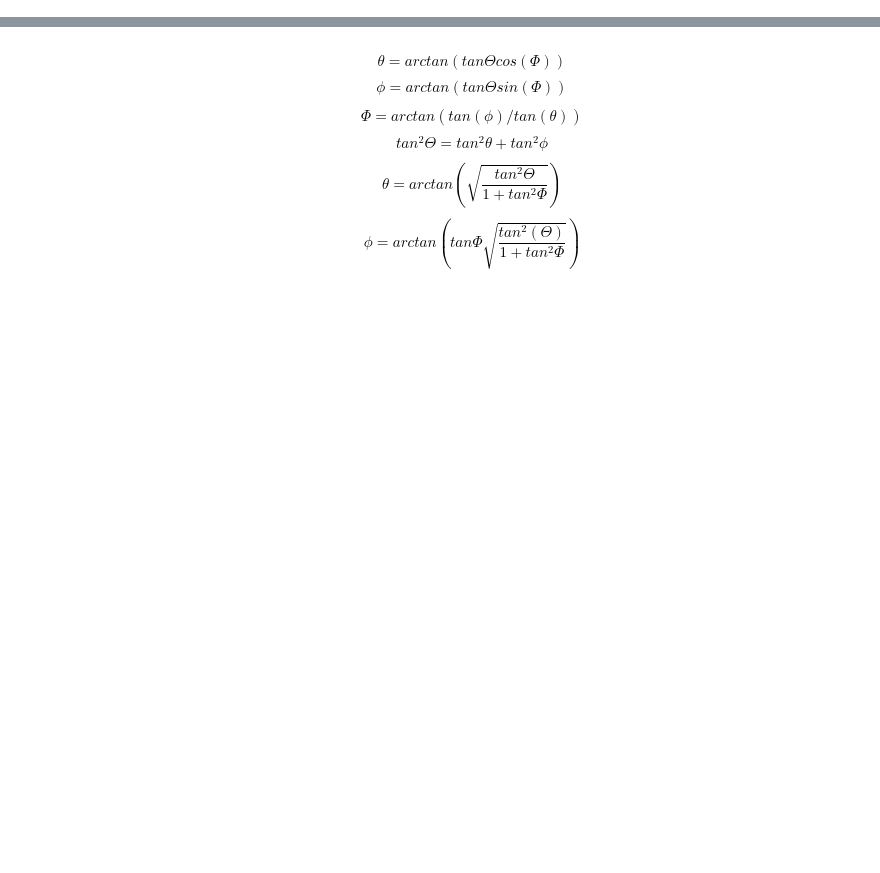
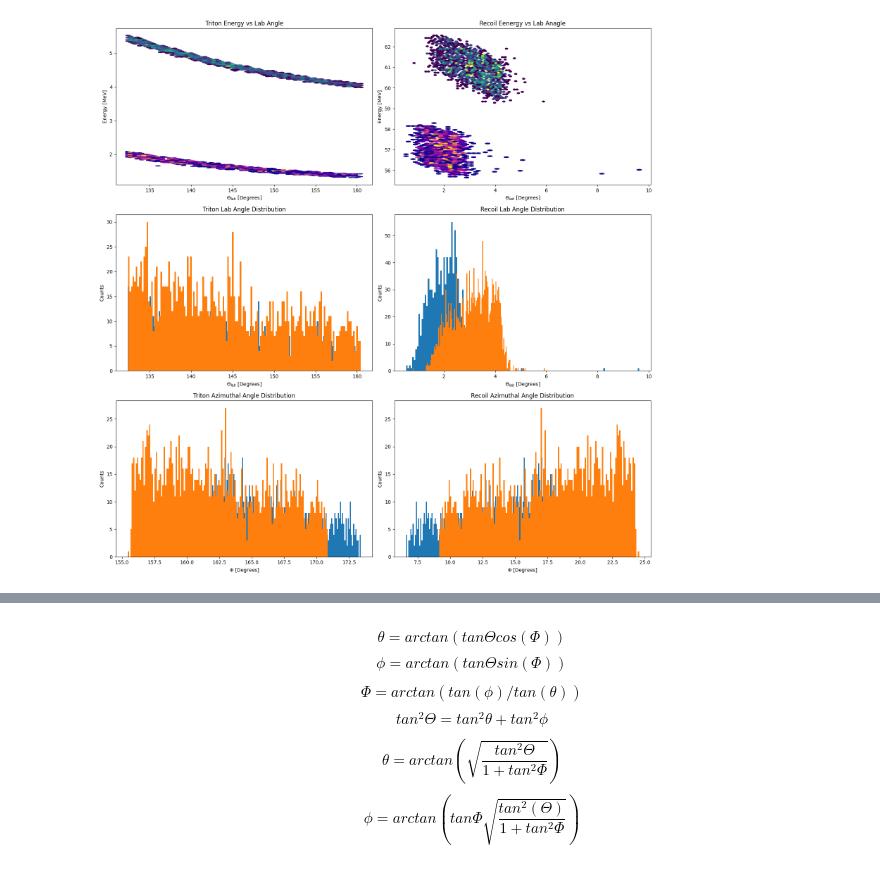
Before and after one commit to htametahI/G4EMMA, a Jupyter notebook: UserDir/ExcitationEnergy/check_results.ipynb, the cells around one changed output, grey strips where cells are left out. Saved outputs shown, nothing was run; the diff lists cells and outputs as text; code cells hidden in the pictures; blank space fills up the shorter version.

Commit message:
pushing changes for result checking script

```diff
--- a/UserDir/ExcitationEnergy/check_results.ipynb
+++ b/UserDir/ExcitationEnergy/check_results.ipynb
@@ -125,0 +160,20 @@ plt.tight_layout()
+# %%
+# Check individual rings
+
+# S3 detector info, radii[mm]
+outer = 35
+inner = 11
+width = 1
+dist = 31 # target to S3 distance
+rings = np.arange(inner, outer + 1) # rings radii
+ring_dtheta = np.rad2deg(np.arctan(rings[1:] / dist) - np.arctan(rings[: -1] / dist)) # [inner, ... outer]
+outer_theta = np.rad2deg(np.pi) - np.rad2deg(np.arctan(outer / dist))   # outermost ring, should be 131 degree
+rings_theta = np.zeros(24)
+for i in range(len(ring_dtheta)):
+    acc = outer_theta + ring_dtheta[-i]
+    rings_theta[-i-1] = outer_theta + np.sum(ring_dtheta[-i-1:])
+
+# flip
+rings_theta = rings_theta[::-1]  # angles for each ring boundary
+print(rings_theta)
+print(ring_dtheta[-1] + outer_theta)
@@ -126 +187,62 @@ plt.tight_layout()
+# %%
+# Now gate on a single ring and see the hits
+# theta_range = rings_theta[:2]  # outermost ring
+bins = 150
+theta_range = [min(rings_theta), max(rings_theta)]
+
+lo, hi = theta_range
+index = np.where((Thetalab_t_11MeV > lo) & (Thetalab_t_11MeV < hi))[0]
+index4 = np.where((Thetalab_t_4MeV > lo) & (Thetalab_t_4MeV < hi))[0]
+index0 = np.where((Thetalab_t_0MeV > lo) & (Thetalab_t_0MeV < hi))[0]
+
+fig, ax = plt.subplots(3, 2,figsize=(16, 16))
+
+ax[0, 0].hexbin(Thetalab_t_11MeV[index], E_t_11MeV[index], gridsize=50, cmap="plasma", mincnt=1)
+ax[0, 0].hexbin(Thetalab_t_4MeV[index4], E_t_4MeV[index4], gridsize=50, mincnt=1)
+
+ax[0, 1].hexbin(Thetalab_recoil_11MeV[index], E_recoil_11MeV[index], gridsize=50, cmap="plasma", mincnt=1)
+ax[0, 1].hexbin(Thetalab_recoil_4MeV[index4], E_recoil_4MeV[index4], gridsize=50, mincnt=1)
+
+ax[1, 1].hist(Thetalab_recoil_11MeV[index], bins = bins)
+ax[1, 1].hist(Thetalab_recoil_4MeV[index4], bins = bins)
+
+ax[1, 0].hist(Thetalab_t_11MeV[index], bins = bins)
+ax[1, 0].hist(Thetalab_t_4MeV[index4], bins = bins)
+
+ax[2, 0].hist(ThetaCM_t_11MeV[index], bins = bins)
+ax[2, 0].hist(ThetaCM_t_4MeV[index4], bins = bins)
+
+ax[2, 1].hist(ThetaCM_recoil_11MeV[index], bins = bins)
+ax[2, 1].hist(ThetaCM_recoil_4MeV[index4], bins = bins)
+# plt.hexbin(Thetalab_t, E_t,  gridsize=200, mincnt=1)
+# plt.xlim(130, 160)
+# plt.ylim(0, 5)
+ax[0, 0].set_title("Triton Energy vs Lab Angle")
+ax[0, 1].set_title("Recoil Eenergy vs Lab Anagle")
+ax[1, 0].set_title("Triton Lab Angle Distribution")
+ax[1, 1].set_title("Recoil Lab Angle Distribution")
+ax[2, 0].set_title("Triton Azimuthal Angle Distribution")
+ax[2, 1].set_title("Recoil Azimuthal Angle Distribution")
+
+ax[0, 0].set_xlabel(r"$\Theta_{lab}$ [Degrees]")
+ax[0, 0].set_ylabel("Energy [MeV]")
+
+
+ax[0, 1].set_xlabel(r"$\Theta_{lab}$ [Degrees]")
+ax[0, 1].set_ylabel("Energy [MeV]")
+
+ax[1, 0].set_xlabel(r"$\Theta_{lab}$ [Degrees]")
+ax[1, 0].set_ylabel("Counts")
+
+ax[1, 1].set_xlabel(r"$\Theta_{lab}$ [Degrees]")
+ax[1, 1].set_ylabel("Counts")
+
+ax[2, 1].set_xlabel(r"$\Phi$ [Degrees]")
+ax[2, 1].set_ylabel("Counts")
+
+ax[2, 0].set_xlabel(r"$\Phi$ [Degrees]")
+ax[2, 0].set_ylabel("Counts")
+plt.tight_layout()
+# %% [output]
+[figure, added]
 # %%
```
Also changed, not shown: parts of 10 cells of this notebook, 13 other files.
